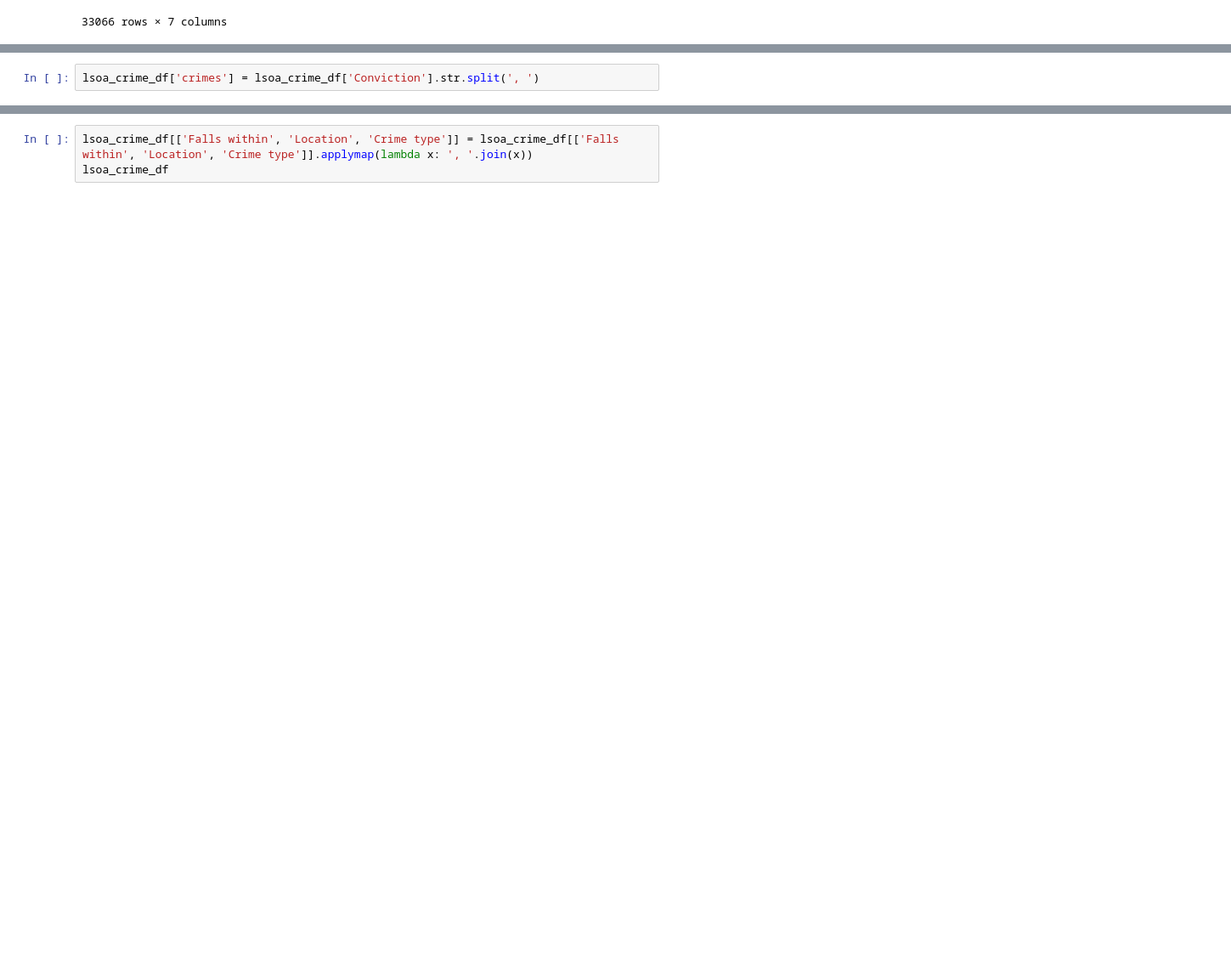
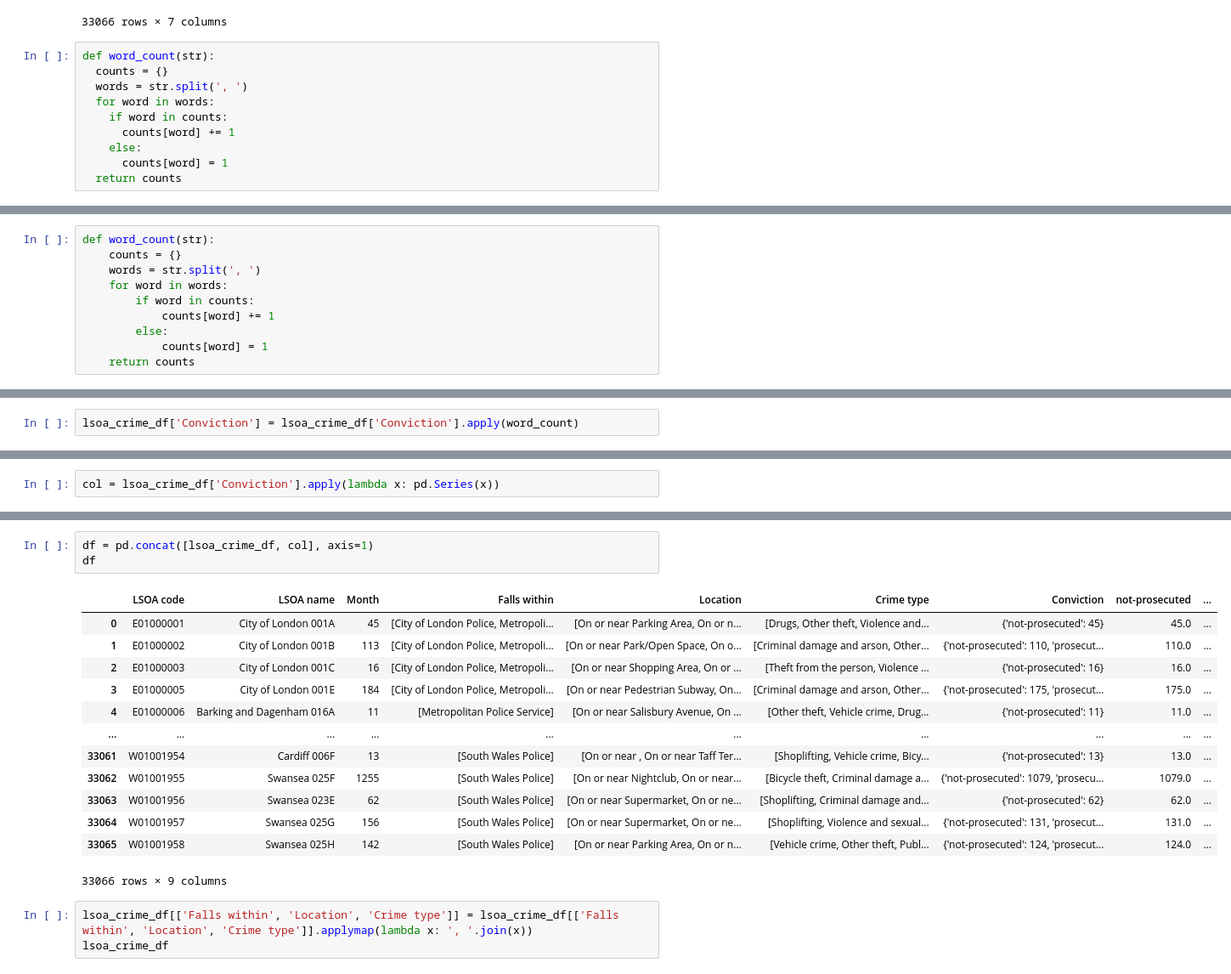
Before and after one commit to saquibmohiuddin/cubed-workshop, a Jupyter notebook: cleaning_eda.ipynb, the cells around one changed output, grey strips where cells are left out. Shown at 85% size. Saved outputs shown, nothing was run; the diff lists cells and outputs as text; blank space fills up the shorter version.

Commit message:
new columns concatenated to main dataframe

```diff
--- a/cleaning_eda.ipynb
+++ b/cleaning_eda.ipynb
@@ -158,3 +151,13 @@ lsoa_crime_df
 | 33064 | W01001957 | Swansea 025G | 156 | [South Wales Police] | [On or near Supermarket, On or ne... | [Shoplifting, Violence and sexual... | not-prosecuted, not-prosecuted, p... |
 | 33065 | W01001958 | Swansea 025H | 142 | [South Wales Police] | [On or near Parking Area, On or n... | [Vehicle crime, Other theft, Publ... | not-prosecuted, not-prosecuted, n... |
 33066 rows × 7 columns
+# %%
+def word_count(str):
+  counts = {}
+  words = str.split(', ')
+  for word in words:
+    if word in counts:
+      counts[word] += 1
+    else:
+      counts[word] = 1
+  return counts
@@ -160,0 +168,10 @@ lsoa_crime_df
+# %%
+def word_count(str):
+    counts = {}
+    words = str.split(', ')
+    for word in words:
+        if word in counts:
+            counts[word] += 1
+        else:
+            counts[word] = 1
+    return counts
@@ -161,5 +182,5 @@ lsoa_crime_df
 # %%
-lsoa_crime_df['crimes'] = lsoa_crime_df['Conviction'].str.split(', ')
+lsoa_crime_df['Conviction'] = lsoa_crime_df['Conviction'].apply(word_count)
 # %%
 lsoa_crime_df
 # %% [output]
@@ -214,0 +200,2 @@ lsoa_crime_df
+# %%
+col = lsoa_crime_df['Conviction'].apply(lambda x: pd.Series(x))
@@ -215,3 +218,20 @@ lsoa_crime_df
+# %%
+df = pd.concat([lsoa_crime_df, col], axis=1)
+df
+# %% [output]
+|  | LSOA code | LSOA name | Month | Falls within | Location | Crime type | Conviction | not-prosecuted | ... |
+| 0 | E01000001 | City of London 001A | 45 | [City of London Police, Metropoli... | [On or near Parking Area, On or n... | [Drugs, Other theft, Violence and... | {'not-prosecuted': 45} | 45.0 | ... |
+| 1 | E01000002 | City of London 001B | 113 | [City of London Police, Metropoli... | [On or near Park/Open Space, On o... | [Criminal damage and arson, Other... | {'not-prosecuted': 110, 'prosecut... | 110.0 | ... |
+| 2 | E01000003 | City of London 001C | 16 | [City of London Police, Metropoli... | [On or near Shopping Area, On or ... | [Theft from the person, Violence ... | {'not-prosecuted': 16} | 16.0 | ... |
+| 3 | E01000005 | City of London 001E | 184 | [City of London Police, Metropoli... | [On or near Pedestrian Subway, On... | [Criminal damage and arson, Other... | {'not-prosecuted': 175, 'prosecut... | 175.0 | ... |
+| 4 | E01000006 | Barking and Dagenham 016A | 11 | [Metropolitan Police Service] | [On or near Salisbury Avenue, On ... | [Other theft, Vehicle crime, Drug... | {'not-prosecuted': 11} | 11.0 | ... |
+| ... | ... | ... | ... | ... | ... | ... | ... | ... | ... |
+| 33061 | W01001954 | Cardiff 006F | 13 | [South Wales Police] | [On or near , On or near Taff Ter... | [Shoplifting, Vehicle crime, Bicy... | {'not-prosecuted': 13} | 13.0 | ... |
+| 33062 | W01001955 | Swansea 025F | 1255 | [South Wales Police] | [On or near Nightclub, On or near... | [Bicycle theft, Criminal damage a... | {'not-prosecuted': 1079, 'prosecu... | 1079.0 | ... |
+| 33063 | W01001956 | Swansea 023E | 62 | [South Wales Police] | [On or near Supermarket, On or ne... | [Shoplifting, Criminal damage and... | {'not-prosecuted': 62} | 62.0 | ... |
+| 33064 | W01001957 | Swansea 025G | 156 | [South Wales Police] | [On or near Supermarket, On or ne... | [Shoplifting, Violence and sexual... | {'not-prosecuted': 131, 'prosecut... | 131.0 | ... |
+| 33065 | W01001958 | Swansea 025H | 142 | [South Wales Police] | [On or near Parking Area, On or n... | [Vehicle crime, Other theft, Publ... | {'not-prosecuted': 124, 'prosecut... | 124.0 | ... |
+33066 rows × 9 columns
 # %%
 lsoa_crime_df[['Falls within', 'Location', 'Crime type']] = lsoa_crime_df[['Falls within', 'Location', 'Crime type']].applymap(lambda x: ', '.join(x))
 lsoa_crime_df
```
Also changed, not shown: parts of 9 cells of this notebook, 2 other files.
